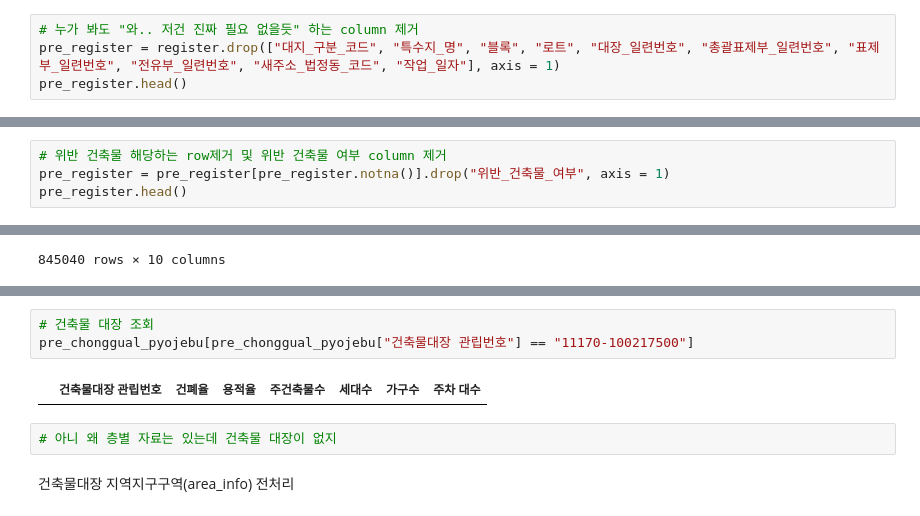
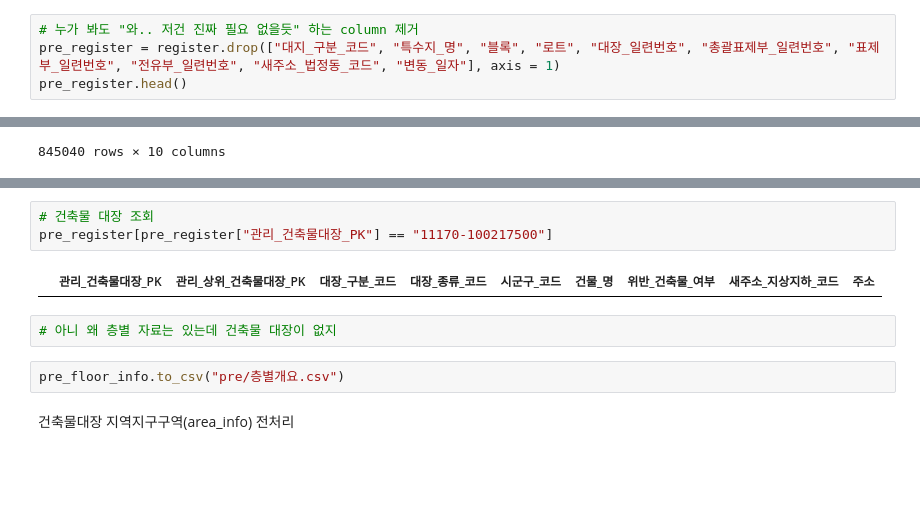
Before and after one commit to Capstone-4/BuildingPre, a Jupyter notebook: building.ipynb, the cells around one changed output, grey strips where cells are left out. Saved outputs shown, nothing was run; the diff lists cells and outputs as text; blank space fills up the shorter version.

```diff
--- a/building.ipynb
+++ b/building.ipynb
@@ -42,7 +60,7 @@ register.head()
 5 rows × 24 columns
 # %%
 # 누가 봐도 "와.. 저건 진짜 필요 없을듯" 하는 column 제거
-pre_register = register.drop(["대지_구분_코드", "특수지_명", "블록", "로트", "대장_일련번호", "총괄표제부_일련번호", "표제부_일련번호", "전유부_일련번호", "새주소_법정동_코드", "작업_일자"], axis = 1)
+pre_register = register.drop(["대지_구분_코드", "특수지_명", "블록", "로트", "대장_일련번호", "총괄표제부_일련번호", "표제부_일련번호", "전유부_일련번호", "새주소_법정동_코드", "변동_일자"], axis = 1)
 pre_register.head()
 # %% [output]
 |  | 관리_건축물대장_PK | 관리_상위_건축물대장_PK | 대장_구분_코드 | 대장_종류_코드 | 시군구_코드 | 법정동_코드 | 번 | 지 | 건물_명 | ... |
@@ -54,4 +71,0 @@ pre_register.head()
-# %%
-# 위반 건축물 해당하는 row제거 및 위반 건축물 여부 column 제거
-pre_register = pre_register[pre_register.notna()].drop("위반_건축물_여부", axis = 1)
-pre_register.head()
@@ -355,10 +416,12 @@ pre_floor_info[pre_floor_info["관리_건축물대장_PK"] == "11110-100214285"]
 # %%
 # 건축물 대장 조회
-pre_chonggual_pyojebu[pre_chonggual_pyojebu["건축물대장 관립번호"] == "11170-100217500"]
+pre_register[pre_register["관리_건축물대장_PK"] == "11170-100217500"]
 # %% [output]
-|  | 건축물대장 관립번호 | 건폐율 | 용적율 | 주건축물수 | 세대수 | 가구수 | 주차 대수 |
+|  | 관리_건축물대장_PK | 관리_상위_건축물대장_PK | 대장_구분_코드 | 대장_종류_코드 | 시군구_코드 | 건물_명 | 위반_건축물_여부 | 새주소_지상지하_코드 | 주소 |
 # %%
 # 아니 왜 층별 자료는 있는데 건축물 대장이 없지
+# %%
+pre_floor_info.to_csv("pre/층별개요.csv")
 # %% [markdown]
 건축물대장 지역지구구역(area_info) 전처리
 # %%
```
Also changed, not shown: parts of 40 cells of this notebook, 11 other files.
